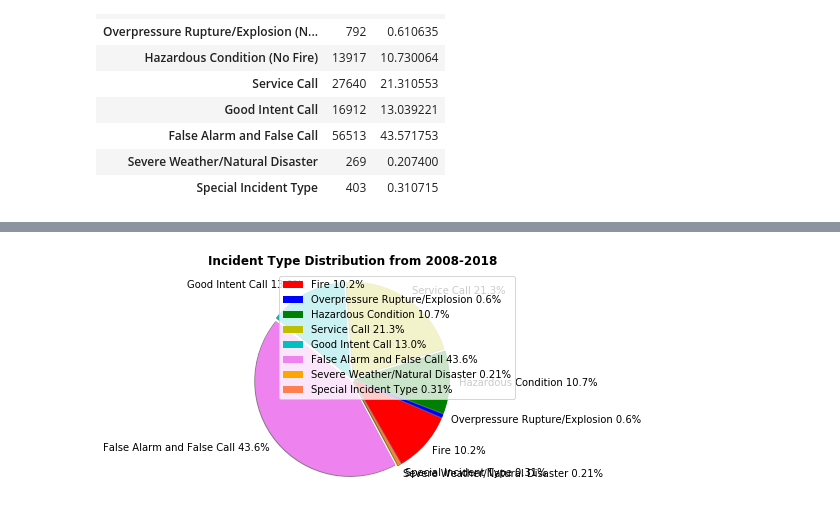
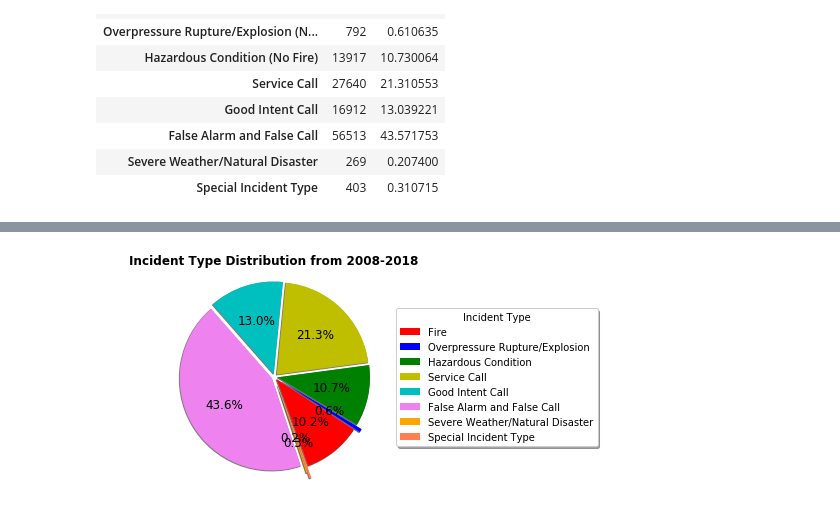
Before and after one commit to xjarodx/Project_1_Group_7, a Jupyter notebook: Fire_Data_Plotting_fixed_Jill.ipynb, the cells around one changed output, grey strips where cells are left out. Saved outputs shown, nothing was run; the diff lists cells and outputs as text; code cells hidden in the pictures.

```diff
--- a/Fire_Data_Plotting_fixed_Jill.ipynb
+++ b/Fire_Data_Plotting_fixed_Jill.ipynb
@@ -297,16 +257,18 @@ plt.savefig('./graphics/total_incidents_allyears.png')
 # %%
 #code from Jarod as alternative plotting method
 #fig = plt.figure(figsize=(5,5))
 plt.pie(all_incidents_allyears_new['percent'],
-       labels=["Fire 10.2%", "Overpressure Rupture/Explosion 0.6% ", "Hazardous Condition 10.7%", "Service Call 21.3%", "Good Intent Call 13.0%", "False Alarm and False Call 43.6%", "Severe Weather/Natural Disaster 0.21%", "Special Incident Type 0.31%"],
+       #labels=["Fire", "Overpressure Rupture/Explosion", "Hazardous Condition", "Service Call", "Good Intent Call", "False Alarm and False Call", "Severe Weather/Natural Disaster", "Special Incident Type"],
        colors=["r","b","g","y","c","violet","orange","coral"],
-       #autopct='%1.1f%%',
-        radius= 4,
-       explode=(0.1,0.1,0.1,0.1,0.1,0.1,0.1,0.1),
-       shadow=True, startangle=300)
-plt.legend(loc='best')
+       autopct='%1.1f%%',
+        radius= 3,
+       explode=(0.1,0.3,0.1,0.1,0.1,0.1,0.3,0.5),
+       shadow=True, startangle=290, textprops={'fontsize': 12}, labeldistance=5)
+
+plt.legend(loc="upper left", title="Incident Type", fancybox=True, labels=["Fire", "Overpressure Rupture/Explosion", "Hazardous Condition", "Service Call", "Good Intent Call", "False Alarm and False Call", "Severe Weather/Natural Disaster", "Special Incident Type"],
+               bbox_to_anchor=(0.85, 0.85), ncol=1, shadow=True)
 plt.axis ('equal')
-plt.title("Incident Type Distribution from 2008-2018", fontweight='bold', )
-plt.savefig('./graphics/total_incidents_allyears.png')
+plt.title("Incident Type Distribution from 2008-2018", fontweight='bold')
+plt.savefig('./graphics/total_incidents_pie4.png')
 # %% [output]
-[figure, old version]
+[figure, new version]
```
Also changed, not shown: parts of 10 cells of this notebook, 5 other files.
